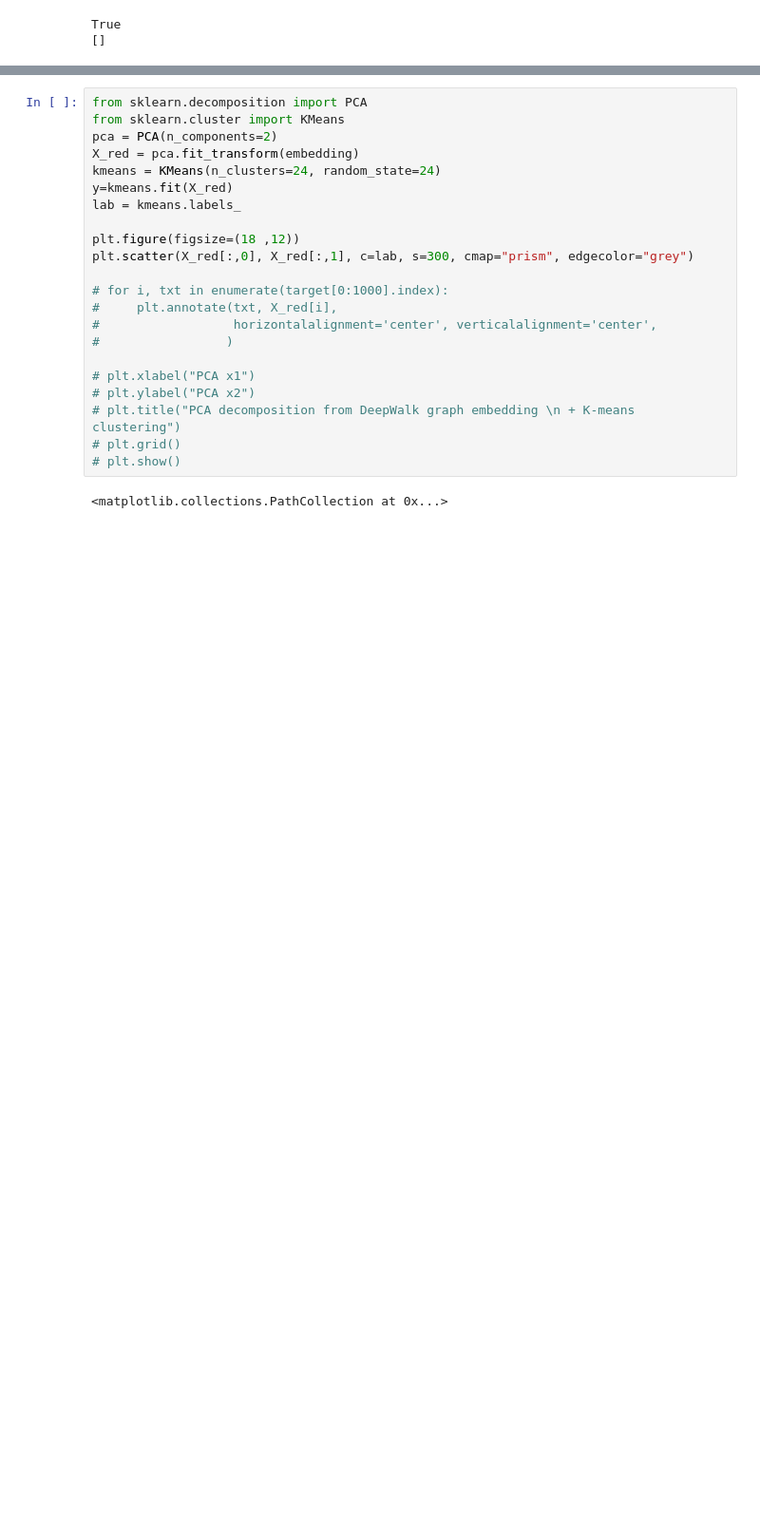
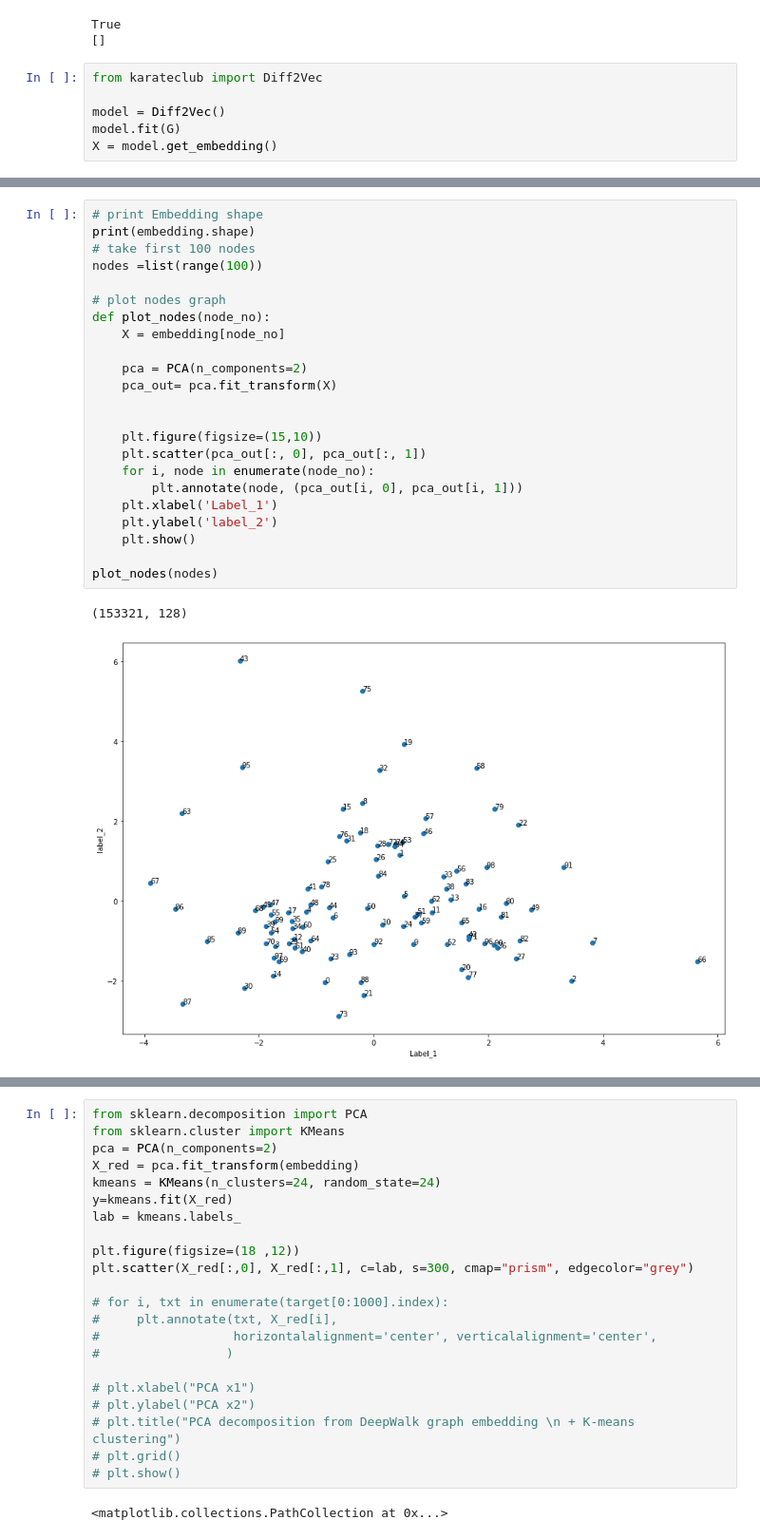
Before and after one commit to KeeganCK/SENG474Project, a Jupyter notebook: Project_V1/preprocess_GOOD.ipynb, the cells around one changed output, grey strips where cells are left out. Shown at 95% size. Saved outputs shown, nothing was run; the diff lists cells and outputs as text; blank space fills up the shorter version.

```diff
--- a/Project_V1/preprocess_GOOD.ipynb
+++ b/Project_V1/preprocess_GOOD.ipynb
@@ -32,3 +32,9 @@ print(list1)
 # %% [output]
 True
 []
+# %%
+from karateclub import Diff2Vec
+
+model = Diff2Vec()
+model.fit(G)
+X = model.get_embedding()
@@ -42,0 +62,26 @@ KeyboardInterrupt:
+# %%
+# print Embedding shape
+print(embedding.shape)
+# take first 100 nodes
+nodes =list(range(100))
+
+# plot nodes graph
+def plot_nodes(node_no):
+    X = embedding[node_no]
+
+    pca = PCA(n_components=2)
+    pca_out= pca.fit_transform(X)
+
+
+    plt.figure(figsize=(15,10))
+    plt.scatter(pca_out[:, 0], pca_out[:, 1])
+    for i, node in enumerate(node_no):
+        plt.annotate(node, (pca_out[i, 0], pca_out[i, 1]))
+    plt.xlabel('Label_1')
+    plt.ylabel('label_2')
+    plt.show()
+
+plot_nodes(nodes)
+# %% [output]
+(153321, 128)
+[figure, added]
```
Also changed, not shown: parts of 9 cells of this notebook, 1 other file.
